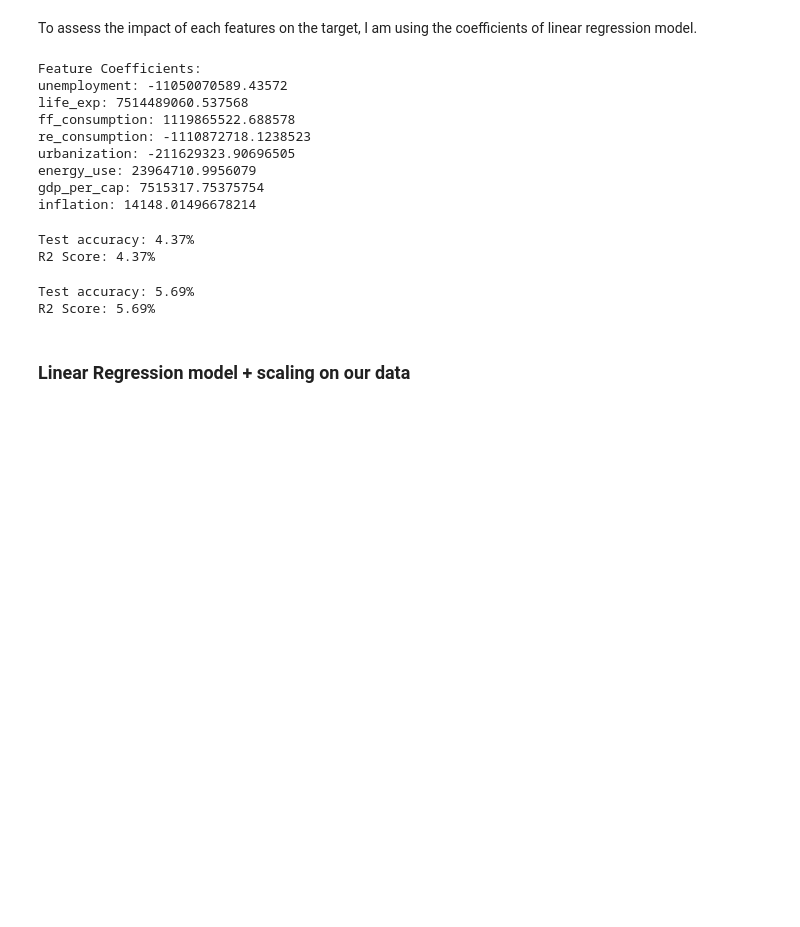
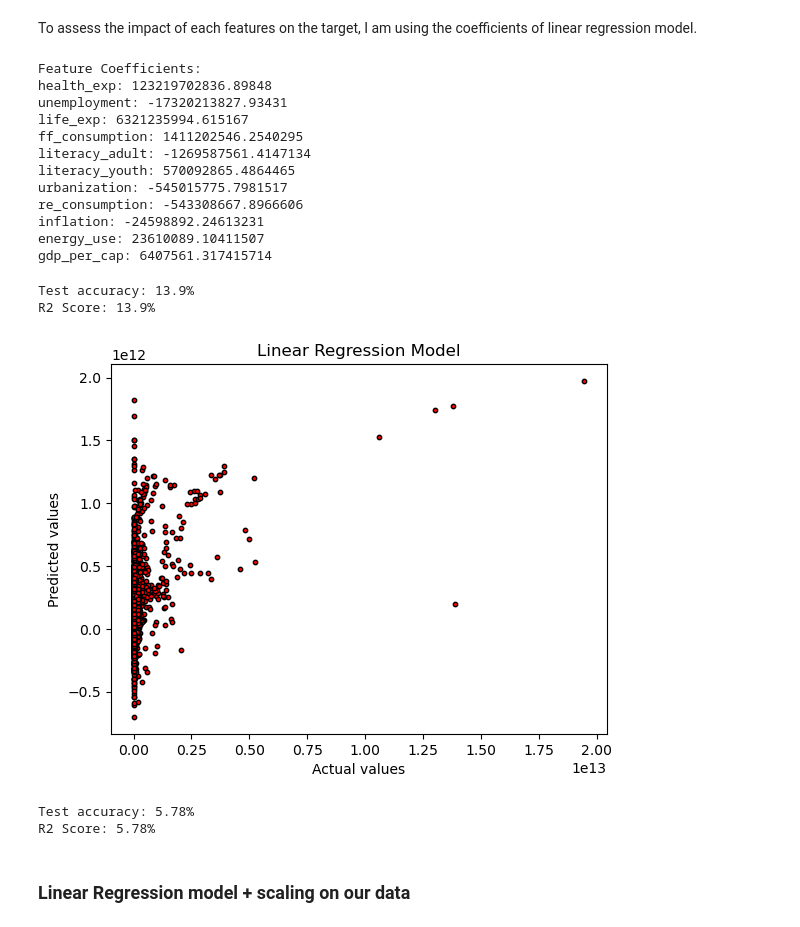
Before and after one commit to TanvirZulkarnaine/GDP_Predictor, a Jupyter notebook: ML_models/ML_Application_V2.ipynb, the cells around one changed output. Saved outputs shown, nothing was run; the diff lists cells and outputs as text; code cells hidden in the pictures; blank space fills up the shorter version.

```diff
--- a/ML_models/ML_Application_V2.ipynb
+++ b/ML_models/ML_Application_V2.ipynb
@@ -67,7 +67,7 @@ world_df.head()
 ### Linear Regression model
 # %%
 # Setting features dataframe and target vector
-X = world_df.drop(["gdp_current", "Year","country_name", "health_exp", "literacy_youth", "literacy_adult"], axis=1)
+X = world_df.drop(["gdp_current", "Year","country_name"], axis=1)
 y = world_df["gdp_current"]
 # %%
 # Split the data into a training and test set
@@ -95,14 +95,17 @@ for index in sorted_index:
     print("{}: {}".format(X.columns[index], coefficients[index]))
 # %% [output]
 Feature Coefficients:
-unemployment: -11050070589.43572
-life_exp: 7514489060.537568
-ff_consumption: 1119865522.688578
-re_consumption: -1110872718.1238523
-urbanization: -211629323.90696505
-energy_use: 23964710.9956079
-gdp_per_cap: 7515317.75375754
-inflation: 14148.01496678214
+health_exp: 123219702836.89848
+unemployment: -17320213827.93431
+life_exp: 6321235994.615167
+ff_consumption: 1411202546.2540295
+literacy_adult: -1269587561.4147134
+literacy_youth: 570092865.4864465
+urbanization: -545015775.7981517
+re_consumption: -543308667.8966606
+inflation: -24598892.24613231
+energy_use: 23610089.10411507
+gdp_per_cap: 6407561.317415714
 # %%
 # Make predictions on the test data set
 y_pred = lr_model.predict(X_test)
@@ -115,10 +118,19 @@ print(f"Test accuracy: {np.round(score * 100, 2)}%")
 r2_score_ = r2_score(y_test,y_pred)
 print(f"R2 Score: {np.round(r2_score_ * 100, 2)}%")
 # %% [output]
-Test accuracy: 4.37%
-R2 Score: 4.37%
+Test accuracy: 13.9%
+R2 Score: 13.9%
+# %%
+import matplotlib.pyplot as plt
+plt.scatter(y_test,y_pred, s=10, c='red', edgecolor='black',)
+plt.xlabel('Actual values')
+plt.ylabel('Predicted values')
+plt.title('Linear Regression Model')
+plt.show()
+# %% [output]
+[figure, added]
 # %%
-# Make predictions on the test data set
+# Make predictions on the training data set
 y_pred = lr_model.predict(X_train)
 
 # Calculate the accuracy of the model
@@ -129,8 +141,8 @@ print(f"Test accuracy: {np.round(score * 100, 2)}%")
 r2_score_ = r2_score(y_train,y_pred)
 print(f"R2 Score: {np.round(r2_score_ * 100, 2)}%")
 # %% [output]
-Test accuracy: 5.69%
-R2 Score: 5.69%
+Test accuracy: 5.78%
+R2 Score: 5.78%
 # %% [markdown]
 ### Linear Regression model + scaling on our data
 # %%
```
Also changed, not shown: 7 other files.
